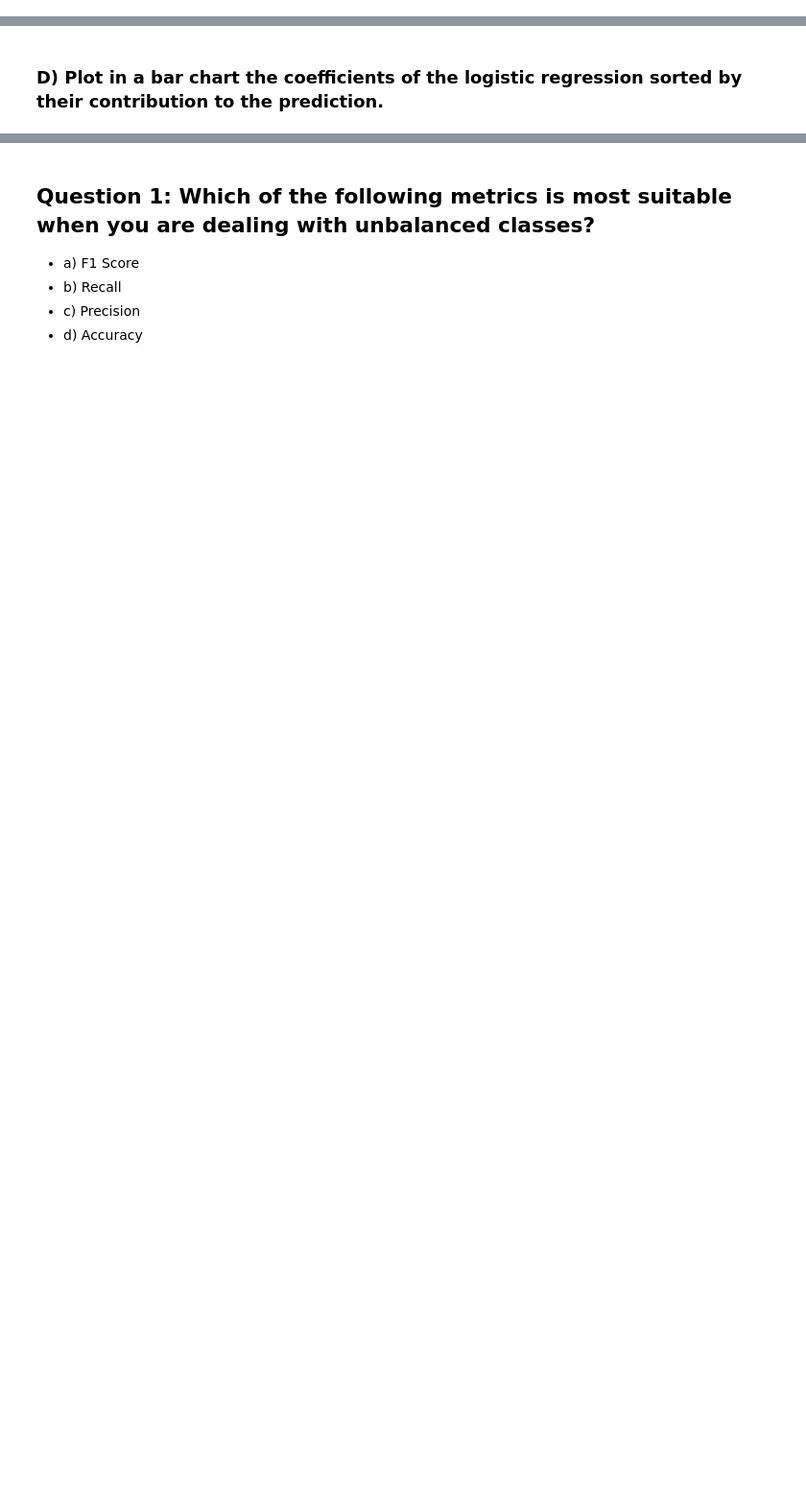
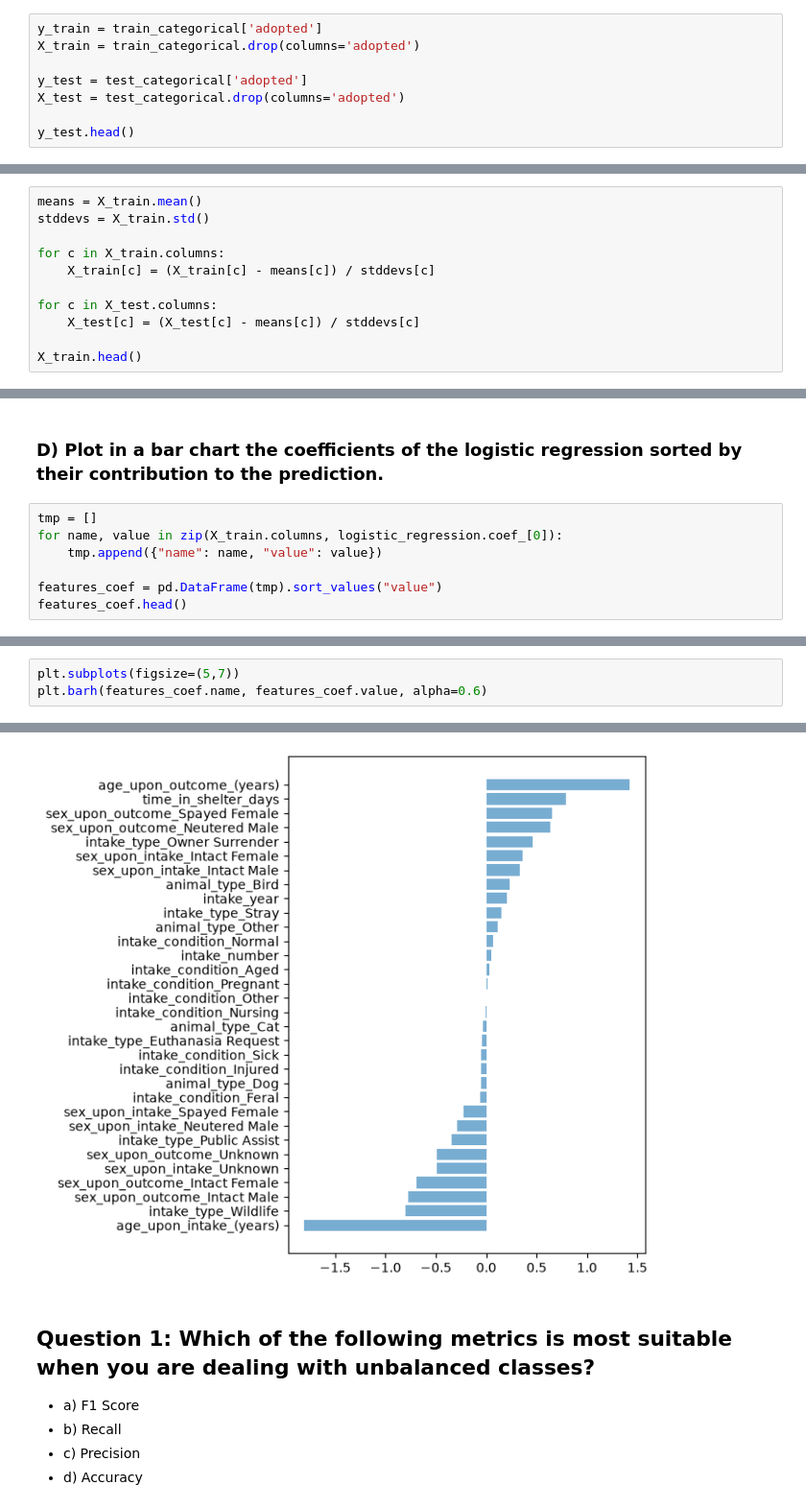
Before and after one commit to floribau/EPFL-ADA-2026, a Jupyter notebook: Exercises/07 - Learning from data - Applied machine learning/AppliedML.ipynb, the cells around one changed output, grey strips where cells are left out. Shown at 96% size. Drawn from its saved outputs; the diff is of its cells as text; blank space fills up the shorter version.

```diff
--- a/Exercises/07 - Learning from data - Applied machine learning/AppliedML.ipynb
+++ b/Exercises/07 - Learning from data - Applied machine learning/AppliedML.ipynb
@@ -42,0 +89,8 @@ original_data = pd.read_csv(data_folder+'aac_intakes_outcomes.csv', usecols=colu
+# %%
+y_train = train_categorical['adopted']
+X_train = train_categorical.drop(columns='adopted')
+
+y_test = test_categorical['adopted']
+X_test = test_categorical.drop(columns='adopted')
+
+y_test.head()
@@ -42,0 +104,11 @@ original_data = pd.read_csv(data_folder+'aac_intakes_outcomes.csv', usecols=colu
+# %%
+means = X_train.mean()
+stddevs = X_train.std()
+
+for c in X_train.columns:
+    X_train[c] = (X_train[c] - means[c]) / stddevs[c]
+
+for c in X_test.columns:
+    X_test[c] = (X_test[c] - means[c]) / stddevs[c]
+
+X_train.head()
@@ -48,2 +206,9 @@ original_data = pd.read_csv(data_folder+'aac_intakes_outcomes.csv', usecols=colu
 # %% [markdown]
 ### D) Plot in a bar chart the coefficients of the logistic regression sorted by their contribution to the prediction.
+# %%
+tmp = []
+for name, value in zip(X_train.columns, logistic_regression.coef_[0]):
+    tmp.append({"name": name, "value": value})
+
+features_coef = pd.DataFrame(tmp).sort_values("value")
+features_coef.head()
@@ -49,0 +222,4 @@ original_data = pd.read_csv(data_folder+'aac_intakes_outcomes.csv', usecols=colu
+# %%
+plt.subplots(figsize=(5,7))
+plt.barh(features_coef.name, features_coef.value, alpha=0.6)
+# %% [output]
@@ -50,3 +227,4 @@ original_data = pd.read_csv(data_folder+'aac_intakes_outcomes.csv', usecols=colu
+[figure, added]
 # %% [markdown]
 
 ## Question 1: Which of the following metrics is most suitable when you are dealing with unbalanced classes?
```
Also changed, not shown: parts of 16 cells of this notebook.
